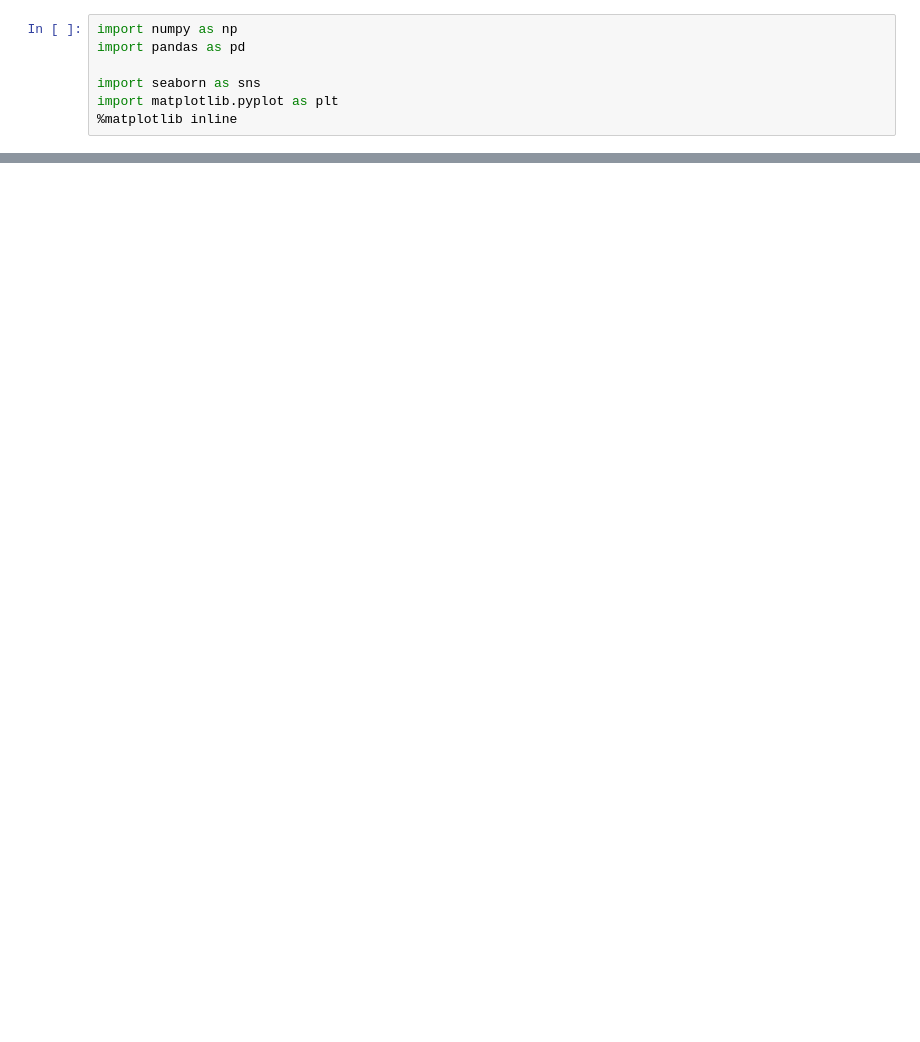
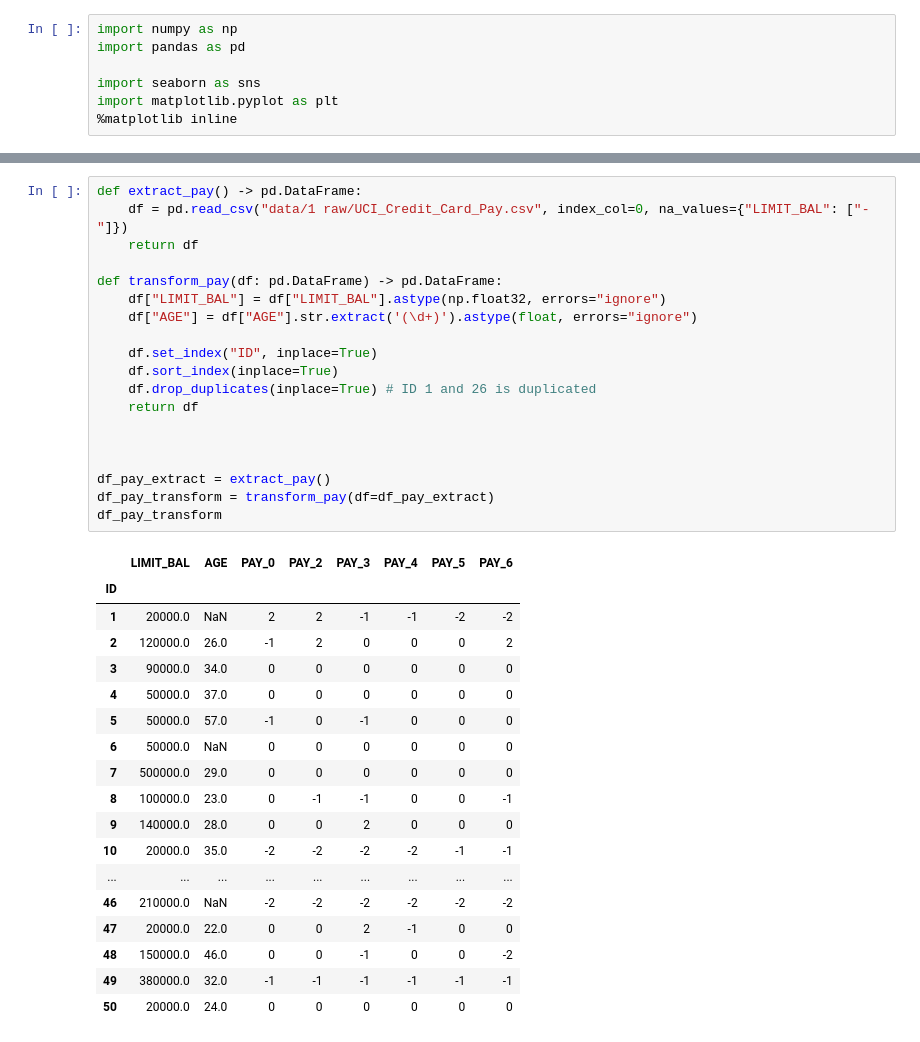
Before and after one commit to AdolfoVillalobos/ta-data-analysis-challenge, a Jupyter notebook: exploration.ipynb, the cells around one changed output, grey strips where cells are left out. Saved outputs shown, nothing was run; the diff lists cells and outputs as text; blank space fills up the shorter version.

```diff
--- a/exploration.ipynb
+++ b/exploration.ipynb
@@ -53,0 +47,38 @@ print(df_pay_next.shape)
+# %%
+def extract_pay() -> pd.DataFrame:
+    df = pd.read_csv("data/1 raw/UCI_Credit_Card_Pay.csv", index_col=0, na_values={"LIMIT_BAL": ["-"]})
+    return df
+
+def transform_pay(df: pd.DataFrame) -> pd.DataFrame:
+    df["LIMIT_BAL"] = df["LIMIT_BAL"].astype(np.float32, errors="ignore")
+    df["AGE"] = df["AGE"].str.extract('(\d+)').astype(float, errors="ignore")
+
+    df.set_index("ID", inplace=True)
+    df.sort_index(inplace=True)
+    df.drop_duplicates(inplace=True) # ID 1 and 26 is duplicated
+    return df
+
+
+
+df_pay_extract = extract_pay()
+df_pay_transform = transform_pay(df=df_pay_extract)
+df_pay_transform
+# %% [output]
+|  | LIMIT_BAL | AGE | PAY_0 | PAY_2 | PAY_3 | PAY_4 | PAY_5 | PAY_6 |
+| ID |  |  |  |  |  |  |  |  |
+| 1 | 20000.0 | NaN | 2 | 2 | -1 | -1 | -2 | -2 |
+| 2 | 120000.0 | 26.0 | -1 | 2 | 0 | 0 | 0 | 2 |
+| 3 | 90000.0 | 34.0 | 0 | 0 | 0 | 0 | 0 | 0 |
+| 4 | 50000.0 | 37.0 | 0 | 0 | 0 | 0 | 0 | 0 |
+| 5 | 50000.0 | 57.0 | -1 | 0 | -1 | 0 | 0 | 0 |
+| 6 | 50000.0 | NaN | 0 | 0 | 0 | 0 | 0 | 0 |
+| 7 | 500000.0 | 29.0 | 0 | 0 | 0 | 0 | 0 | 0 |
+| 8 | 100000.0 | 23.0 | 0 | -1 | -1 | 0 | 0 | -1 |
+| 9 | 140000.0 | 28.0 | 0 | 0 | 2 | 0 | 0 | 0 |
+| 10 | 20000.0 | 35.0 | -2 | -2 | -2 | -2 | -1 | -1 |
+| ... | ... | ... | ... | ... | ... | ... | ... | ... |
+| 46 | 210000.0 | NaN | -2 | -2 | -2 | -2 | -2 | -2 |
+| 47 | 20000.0 | 22.0 | 0 | 0 | 2 | -1 | 0 | 0 |
+| 48 | 150000.0 | 46.0 | 0 | 0 | -1 | 0 | 0 | -2 |
+| 49 | 380000.0 | 32.0 | -1 | -1 | -1 | -1 | -1 | -1 |
+| 50 | 20000.0 | 24.0 | 0 | 0 | 0 | 0 | 0 | 0 |
```
Also changed, not shown: parts of 9 cells of this notebook, 1 other file.
